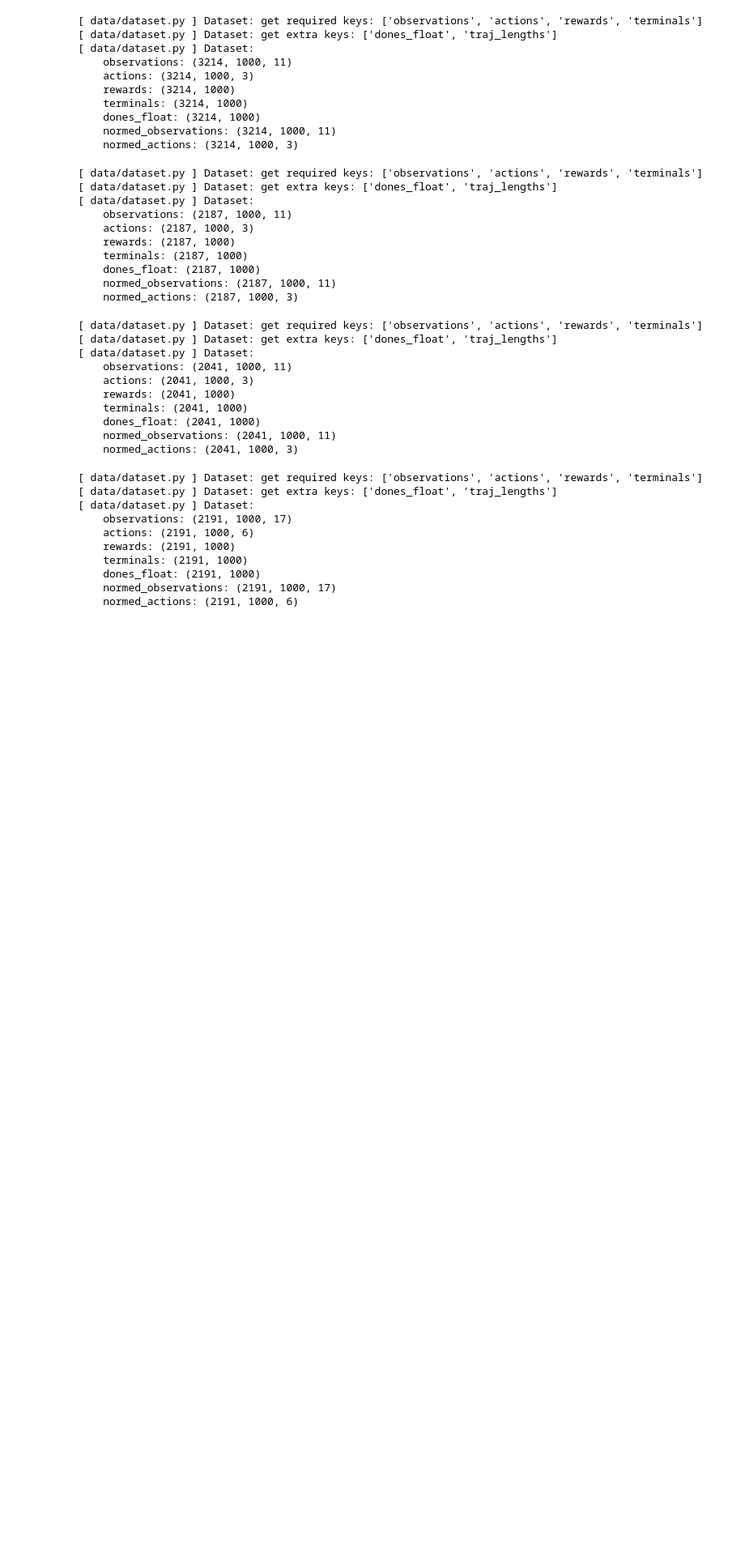
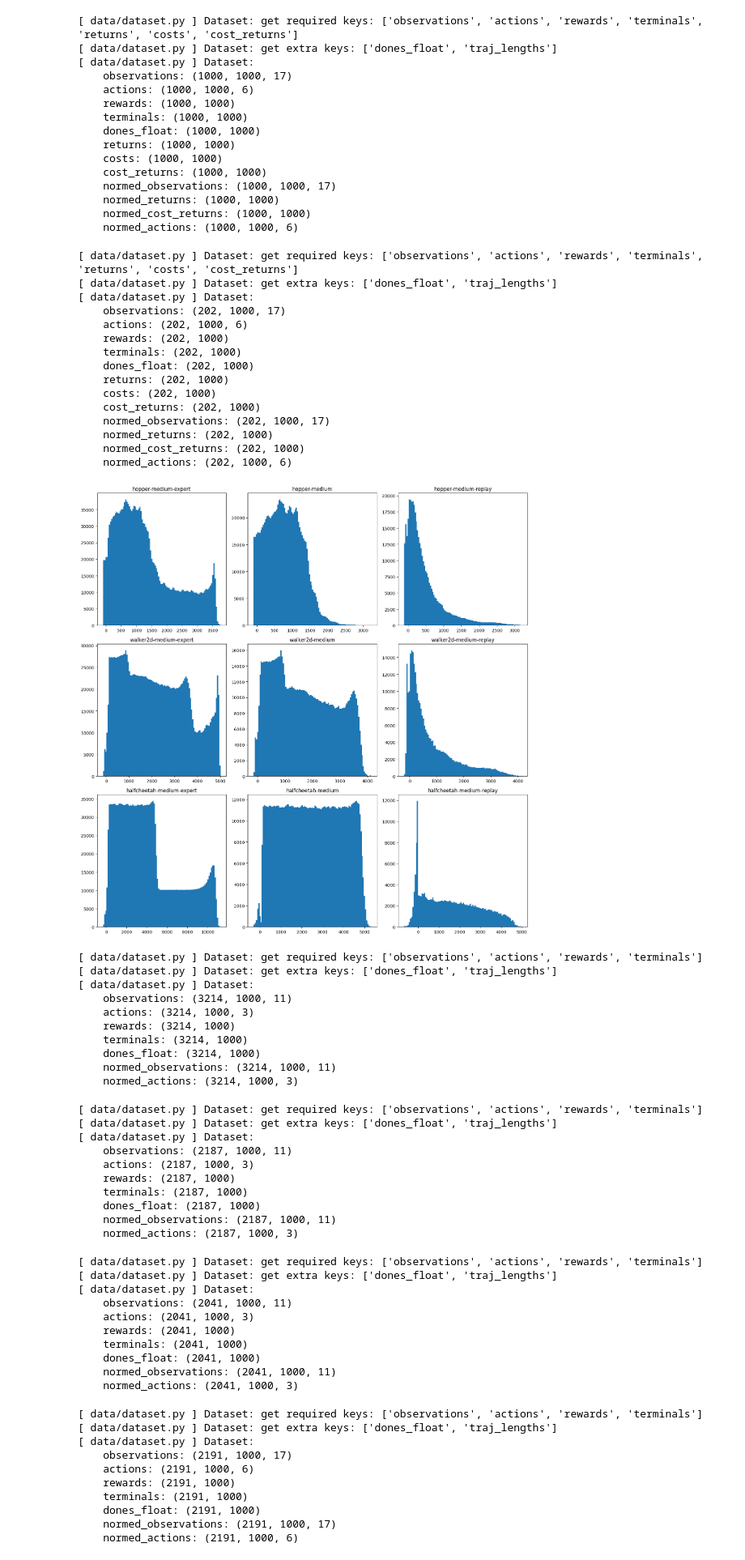
Before and after one commit to BobHuangC/safe-decision-diffuser, a Jupyter notebook: notebooks/plot_return_distributions.ipynb, the cells around one changed output. Shown: that part at 81% size. Cells and saved outputs as stored; diff of their text form; code cells hidden in the pictures; blank space fills up the shorter version.

```diff
--- a/notebooks/plot_return_distributions.ipynb
+++ b/notebooks/plot_return_distributions.ipynb
@@ -11,6 +11,7 @@ for e_idx, env in enumerate(["hopper", "walker2d", "halfcheetah"]):
     for q_idx, quality in enumerate(["medium-expert", "medium", "medium-replay"]):
         data = get_dataset(
             gym.make(f"{env}-{quality}-v2"),
+            discount=1.0,
             max_traj_length=1000,
             include_next_obs=False,
             termination_penalty=-100.0,
@@ -29,9 +30,11 @@ for e_idx, env in enumerate(["hopper", "walker2d", "halfcheetah"]):
         for idx in range(len(sequence_dataset)):
             returns.append(sequence_dataset[idx]["returns"].squeeze())
         returns = np.array(returns)
+        returns = sequence_dataset.normalizer.unnormalize(returns, "returns")
 
         axes[e_idx][q_idx].hist(returns, bins=100)
         axes[e_idx][q_idx].set_title(f"{env}-{quality}")
 
 plt.tight_layout()
-fig.savefig("save_figs/d4rl_h20.png")
+fig.savefig("save_figs/d4rl_h20_nodiscount.png")
+# %% [output]
@@ -38,3 +146,34 @@ fig.savefig("save_figs/d4rl_h20.png")
+[ data/dataset.py ] Dataset: get required keys: ['observations', 'actions', 'rewards', 'terminals', 'returns', 'costs', 'cost_returns']
+[ data/dataset.py ] Dataset: get extra keys: ['dones_float', 'traj_lengths']
+[ data/dataset.py ] Dataset:
+    observations: (1000, 1000, 17)
+    actions: (1000, 1000, 6)
+    rewards: (1000, 1000)
+    terminals: (1000, 1000)
+    dones_float: (1000, 1000)
+    returns: (1000, 1000)
+    costs: (1000, 1000)
+    cost_returns: (1000, 1000)
+    normed_observations: (1000, 1000, 17)
+    normed_returns: (1000, 1000)
+    normed_cost_returns: (1000, 1000)
+    normed_actions: (1000, 1000, 6)
+[ data/dataset.py ] Dataset: get required keys: ['observations', 'actions', 'rewards', 'terminals', 'returns', 'costs', 'cost_returns']
+[ data/dataset.py ] Dataset: get extra keys: ['dones_float', 'traj_lengths']
+[ data/dataset.py ] Dataset:
+    observations: (202, 1000, 17)
+    actions: (202, 1000, 6)
+    rewards: (202, 1000)
+    terminals: (202, 1000)
+    dones_float: (202, 1000)
+    returns: (202, 1000)
+    costs: (202, 1000)
+    cost_returns: (202, 1000)
+    normed_observations: (202, 1000, 17)
+    normed_returns: (202, 1000)
+    normed_cost_returns: (202, 1000)
+    normed_actions: (202, 1000, 6)
+[figure, added]
 # %%
 fig, axes = plt.subplots(3, 3, figsize=(15, 15))
 for e_idx, env in enumerate(["hopper", "walker2d", "halfcheetah"]):
```
Also changed, not shown: parts of 1 cell of this notebook, 13 other files.
